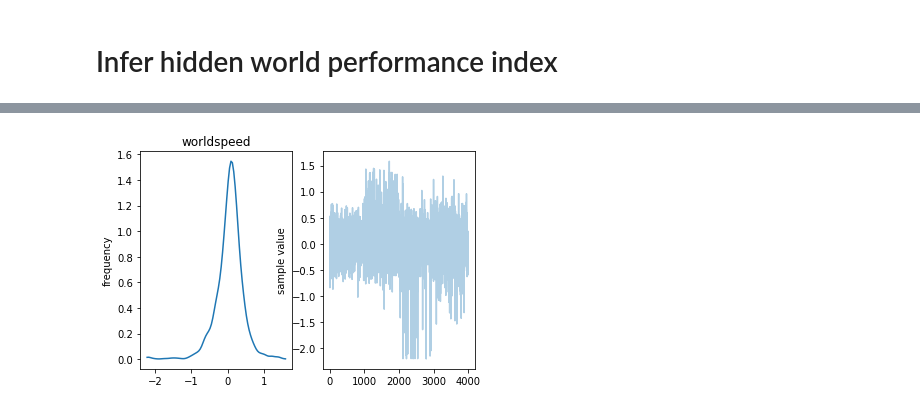
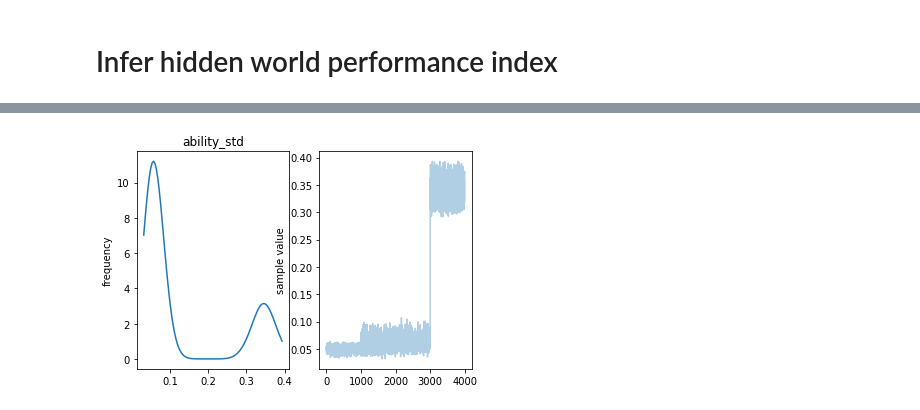
Before and after one commit to sbitzer/100m, a Jupyter notebook: GP_Stan_analysis.ipynb, the cells around one changed output, grey strips where cells are left out. Drawn from its saved outputs; the diff is of its cells as text; code cells hidden in the pictures.

```diff
--- a/GP_Stan_analysis.ipynb
+++ b/GP_Stan_analysis.ipynb
@@ -116,12 +131,47 @@ for year in active[active.sum(axis=1) > AY].index:
 
     active.loc[year, aths] = False
 
+    # if there are still more than AY athletes, also remove some non-anonymous
+    if active.loc[year].sum() > AY:
+        aths = active.loc[year]
+        aths = aths[aths].index
+        toomany = aths.size - AY
+        aths = np.random.permutation(aths)[:toomany]
+
+        active.loc[year, aths] = False
+
 # get array with indices of athletes that are active at each data point
 activeathletes = pd.concat(
     [pd.Series(athletes[active.loc[year]].index, name=year)
      for year in yearly.index], axis=1).T
 # %% [markdown]
 # Infer hidden world performance index
+# %%
+def init(N, A, maxT):
+    """Custom initialisation for GP records model.
+
+    this custom initialisation tries to ensure that the inital values
+    for the average tend to be above the world record times,
+    otherwise the initialisation should be very similar to the standard
+    random initialisation within [-2, 2]
+    """
+    average = np.random.rand() * 2 + maxT - 10
+    ability_std = .1 + np.random.rand() * 0.1
+    abilities = np.random.rand(A) * 4 - 2
+
+#    ind = (abilities * ability_std + average + 10) < maxT
+#    abilities[ind] = np.abs(abilities[ind])
+
+    return dict(
+            eta=np.random.rand(N) * 4 - 2,
+            alpha=np.random.rand() * 2,
+            rho_raw=np.random.rand() * 4 - 2,
+            average=average,
+            ability_std=ability_std,
+            abilities=abilities,
+            inconsistencies=np.random.rand(A) * 4 + 1)
+# %%
+GPrecords.init = init
 # %%
 standata = dict(
     A=athletes.size, N=yearly.shape[0], AY=AY,
@@ -129,4 +179,4 @@ standata = dict(
     records=yearly.Time, recordsa=yearly.aind, astd_std=0.1)
 
 fit = GPrecords.sm.sampling(standata, iter=2000, chains=4,
-                            init=lambda: GPrecords.init(standata['N'], standata['A']))
+                            init=lambda: GPrecords.init(standata['N'], standata['A'], data.Time.max()))
@@ -183,4 +268,4 @@ fit.plot('abilities');
 # %%
-fit.plot('worldspeed');
+fit.plot('ability_std');
 # %% [output]
-[figure, old version]
+[figure, new version]
```
Also changed, not shown: parts of 26 cells of this notebook, 1 other file.
